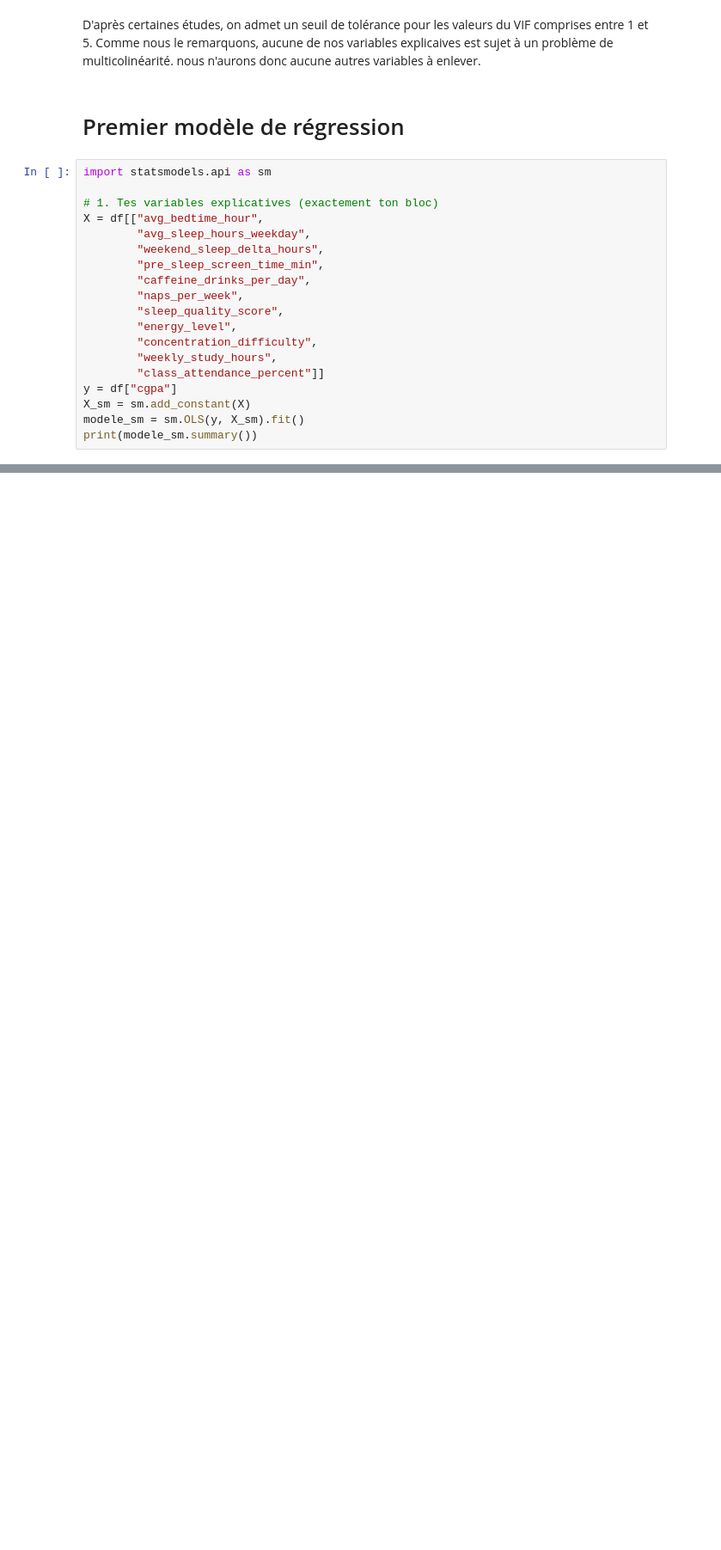
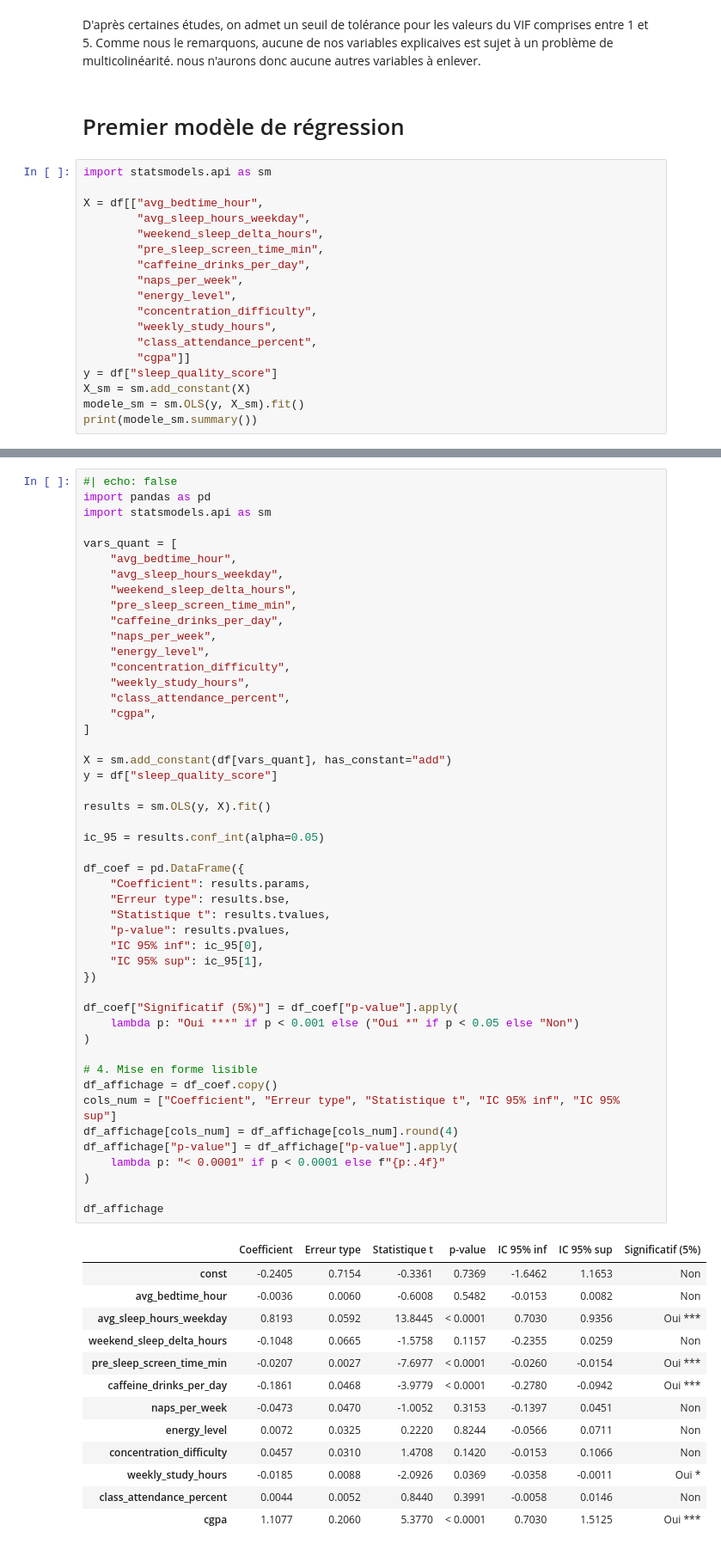
Before and after one commit to William-bguiesse/Projet_webscrapping, a Jupyter notebook: PROJET.ipynb, the cells around one changed output, grey strips where cells are left out. Shown at 86% size. Drawn from its saved outputs; the diff is of its cells as text; blank space fills up the shorter version.

```diff
--- a/PROJET.ipynb
+++ b/PROJET.ipynb
@@ -275,19 +367,18 @@ D'après certaines études, on admet un seuil de tolérance pour les valeurs du
 # %%
 import statsmodels.api as sm
 
-# 1. Tes variables explicatives (exactement ton bloc)
 X = df[["avg_bedtime_hour",
         "avg_sleep_hours_weekday",
         "weekend_sleep_delta_hours",
         "pre_sleep_screen_time_min",
         "caffeine_drinks_per_day",
         "naps_per_week",
-        "sleep_quality_score",
         "energy_level",
         "concentration_difficulty",
         "weekly_study_hours",
-        "class_attendance_percent"]]
-y = df["cgpa"]
+        "class_attendance_percent",
+        "cgpa"]]
+y = df["sleep_quality_score"]
 X_sm = sm.add_constant(X)
 modele_sm = sm.OLS(y, X_sm).fit()
 print(modele_sm.summary())
@@ -311,0 +421,62 @@ strong multicollinearity or other numerical problems.
+# %%
+#| echo: false
+import pandas as pd
+import statsmodels.api as sm
+
+vars_quant = [
+    "avg_bedtime_hour",
+    "avg_sleep_hours_weekday",
+    "weekend_sleep_delta_hours",
+    "pre_sleep_screen_time_min",
+    "caffeine_drinks_per_day",
+    "naps_per_week",
+    "energy_level",
+    "concentration_difficulty",
+    "weekly_study_hours",
+    "class_attendance_percent",
+    "cgpa",
+]
+
+X = sm.add_constant(df[vars_quant], has_constant="add")
+y = df["sleep_quality_score"]
+
+results = sm.OLS(y, X).fit()
+
+ic_95 = results.conf_int(alpha=0.05)
+
+df_coef = pd.DataFrame({
+    "Coefficient": results.params,
+    "Erreur type": results.bse,
+    "Statistique t": results.tvalues,
+    "p-value": results.pvalues,
+    "IC 95% inf": ic_95[0],
+    "IC 95% sup": ic_95[1],
+})
+
+df_coef["Significatif (5%)"] = df_coef["p-value"].apply(
+    lambda p: "Oui ***" if p < 0.001 else ("Oui *" if p < 0.05 else "Non")
+)
+
+# 4. Mise en forme lisible
+df_affichage = df_coef.copy()
+cols_num = ["Coefficient", "Erreur type", "Statistique t", "IC 95% inf", "IC 95% sup"]
+df_affichage[cols_num] = df_affichage[cols_num].round(4)
+df_affichage["p-value"] = df_affichage["p-value"].apply(
+    lambda p: "< 0.0001" if p < 0.0001 else f"{p:.4f}"
+)
+
+df_affichage
+# %% [output]
+|  | Coefficient | Erreur type | Statistique t | p-value | IC 95% inf | IC 95% sup | Significatif (5%) |
+| const | -0.2405 | 0.7154 | -0.3361 | 0.7369 | -1.6462 | 1.1653 | Non |
+| avg_bedtime_hour | -0.0036 | 0.0060 | -0.6008 | 0.5482 | -0.0153 | 0.0082 | Non |
+| avg_sleep_hours_weekday | 0.8193 | 0.0592 | 13.8445 | < 0.0001 | 0.7030 | 0.9356 | Oui *** |
+| weekend_sleep_delta_hours | -0.1048 | 0.0665 | -1.5758 | 0.1157 | -0.2355 | 0.0259 | Non |
+| pre_sleep_screen_time_min | -0.0207 | 0.0027 | -7.6977 | < 0.0001 | -0.0260 | -0.0154 | Oui *** |
+| caffeine_drinks_per_day | -0.1861 | 0.0468 | -3.9779 | < 0.0001 | -0.2780 | -0.0942 | Oui *** |
+| naps_per_week | -0.0473 | 0.0470 | -1.0052 | 0.3153 | -0.1397 | 0.0451 | Non |
+| energy_level | 0.0072 | 0.0325 | 0.2220 | 0.8244 | -0.0566 | 0.0711 | Non |
+| concentration_difficulty | 0.0457 | 0.0310 | 1.4708 | 0.1420 | -0.0153 | 0.1066 | Non |
+| weekly_study_hours | -0.0185 | 0.0088 | -2.0926 | 0.0369 | -0.0358 | -0.0011 | Oui * |
+| class_attendance_percent | 0.0044 | 0.0052 | 0.8440 | 0.3991 | -0.0058 | 0.0146 | Non |
+| cgpa | 1.1077 | 0.2060 | 5.3770 | < 0.0001 | 0.7030 | 1.5125 | Oui *** |
```
Also changed, not shown: parts of 11 cells of this notebook.
